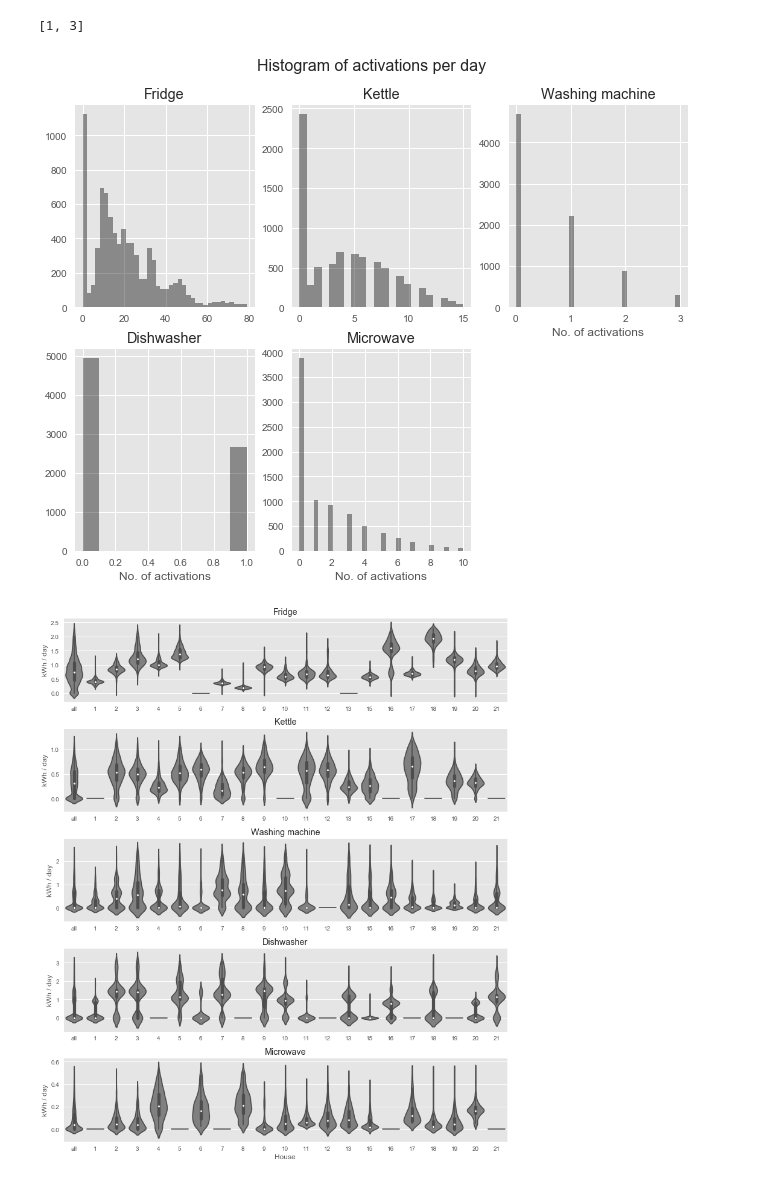
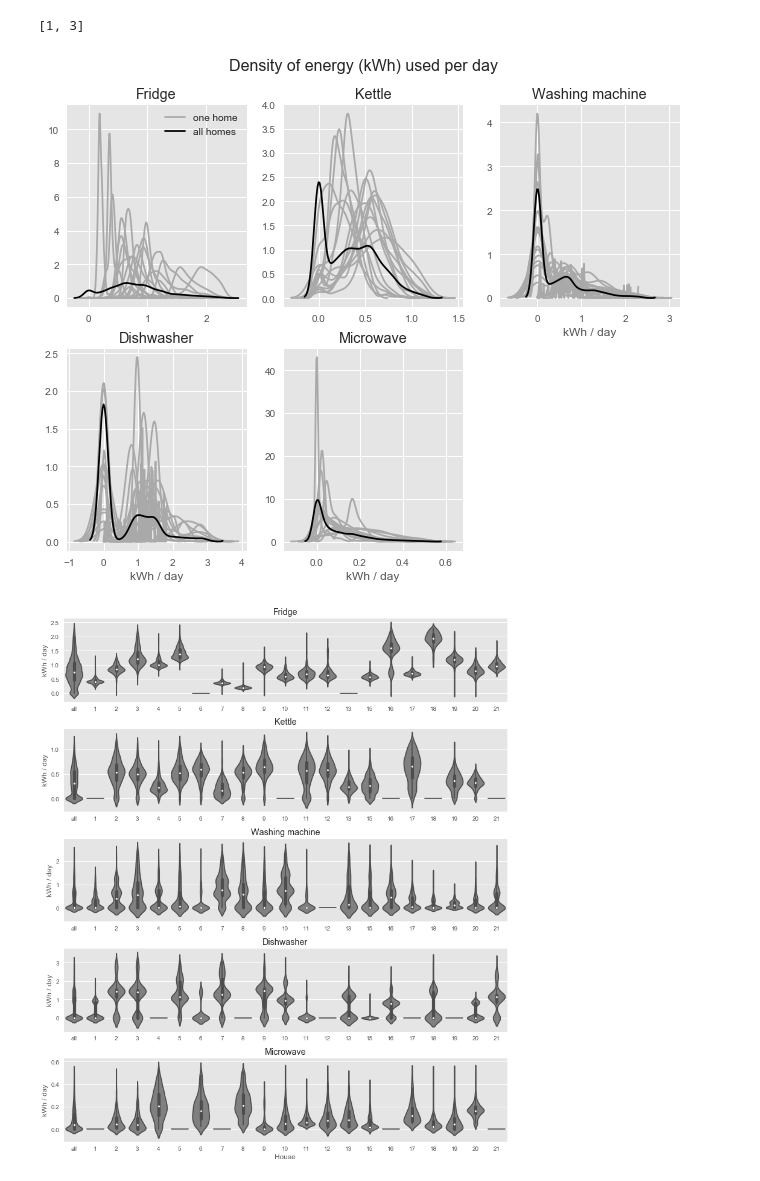
Before and after one commit to sipolac/thesis, a Jupyter notebook: py/explore_and_clean.ipynb, the cells around one changed output. Cells and saved outputs as stored; diff of their text form; code cells hidden in the pictures.

```diff
--- a/py/explore_and_clean.ipynb
+++ b/py/explore_and_clean.ipynb
@@ -300,52 +300,52 @@ get_app_nums(4, 'fridge')
 # %%
 # X, Y, x_house, x_date = create_data(HOUSE_IDS, app_names, dstats, dir_data)
 # %%
-# target_type = ['energy', 'activations'][1]
-# figsize=(11,8)
+target_type = ['energy', 'activations'][0]
+figsize=(11,8)
 
-# X = np.load(os.path.join(dir_data, 'for_model', 'real', 'X.npy'))
-# Y1 = np.load(os.path.join(dir_data, 'for_model', 'real', 'Y1.npy'))
-# Y2 = np.load(os.path.join(dir_data, 'for_model', 'real', 'Y2.npy'))
-# x_house = np.load(os.path.join(dir_data, 'for_model', 'real', 'x_house.npy'))
-# x_date = np.load(os.path.join(dir_data, 'for_model', 'real', 'x_date.npy'))
+X = np.load(os.path.join(dir_data, 'for_model', 'real', 'X.npy'))
+Y1 = np.load(os.path.join(dir_data, 'for_model', 'real', 'Y1.npy'))
+Y2 = np.load(os.path.join(dir_data, 'for_model', 'real', 'Y2.npy'))
+x_house = np.load(os.path.join(dir_data, 'for_model', 'real', 'x_house.npy'))
+x_date = np.load(os.path.join(dir_data, 'for_model', 'real', 'x_date.npy'))
 
-# Y = Y1 if target_type=='energy' else Y2
-# kde = target_type=='energy'
-# hist = target_type=='activations'
-# # kde = True
-# # hist = False
+Y = Y1 if target_type=='energy' else Y2
+kde = target_type=='energy'
+hist = target_type=='activations'
+# kde = True
+# hist = False
 
-# fig = plt.figure(figsize=figsize)
-# target_text = 'Density of energy (kWh) used per day' if target_type=='energy' else 'Histogram of activations per day'
-# fig.suptitle('{}'.format(target_text), size=16)
-# fig.subplots_adjust(top=0.9)
-# gs = gridspec.GridSpec(2, 3)
+fig = plt.figure(figsize=figsize)
+target_text = 'Density of energy (kWh) used per day' if target_type=='energy' else 'Histogram of activations per day'
+fig.suptitle('{}'.format(target_text), size=16)
+fig.subplots_adjust(top=0.9)
+gs = gridspec.GridSpec(2, 3)
 
-# house_ids_plot = list(set(x_house))
-# for i, app_name in enumerate(APP_NAMES):
-#     ax = fig.add_subplot(gs[i])
-#     y = pd.DataFrame({'Energy': [y_row[i] for y_row in Y],
-#                       'House': x_house})
-#     y = y[y['Energy'] < np.percentile(y['Energy'], 99)]
-#     if target_type == 'energy':
-#         for house_id_plot in house_ids_plot:
-#             if i == 0:
-#                 label = 'one home' if house_id_plot == house_ids_plot[0] else None
-#             y_house = y.loc[y['House'] == house_id_plot]
-#             sns.distplot(y_house['Energy'].values, color='darkgray', label=label, kde=kde, hist=hist)
-#     ax.set_title('{}'.format(app_name.capitalize()))
-#     if i > 1:
-#         xlabel = 'kWh / day' if target_type=='energy' else 'No. of activations'
-#         ax.set_xlabel(xlabel)
-#     # ax.set_xlim(0,)
-#     all_homes_label = 'all homes' if i==0 else None
-#     sns.distplot(y['Energy'].values, color='black', label=all_homes_label, kde=kde, hist=hist)
-# # plt.tight_layout()
-# makedirs2(dir_run)
-# plt.savefig(os.path.join(dir_run, 'app_densities_{}.pdf'.format(target_type)))
-# plt.show()
+house_ids_plot = list(set(x_house))
+for i, app_name in enumerate(APP_NAMES):
+    ax = fig.add_subplot(gs[i])
+    y = pd.DataFrame({'Energy': [y_row[i] for y_row in Y],
+                      'House': x_house})
+    y = y[y['Energy'] < np.percentile(y['Energy'], 99)]
+    if target_type == 'energy':
+        for house_id_plot in house_ids_plot:
+            if i == 0:
+                label = 'one home' if house_id_plot == house_ids_plot[0] else None
+            y_house = y.loc[y['House'] == house_id_plot]
+            sns.distplot(y_house['Energy'].values, color='darkgray', label=label, kde=kde, hist=hist)
+    ax.set_title('{}'.format(app_name.capitalize()))
+    if i > 1:
+        xlabel = 'kWh / day' if target_type=='energy' else 'No. of activations'
+        ax.set_xlabel(xlabel)
+    # ax.set_xlim(0,)
+    all_homes_label = 'all homes' if i==0 else None
+    sns.distplot(y['Energy'].values, color='black', label=all_homes_label, kde=kde, hist=hist)
+# plt.tight_layout()
+makedirs2(dir_run)
+plt.savefig(os.path.join(dir_run, 'app_densities_{}.pdf'.format(target_type)))
+plt.show()
 # %% [output]
-[figure, old version]
+[figure, new version]
 # %%
 figsize=(11,13)
 
```
Also changed, not shown: parts of 5 cells of this notebook, 2 other files.
